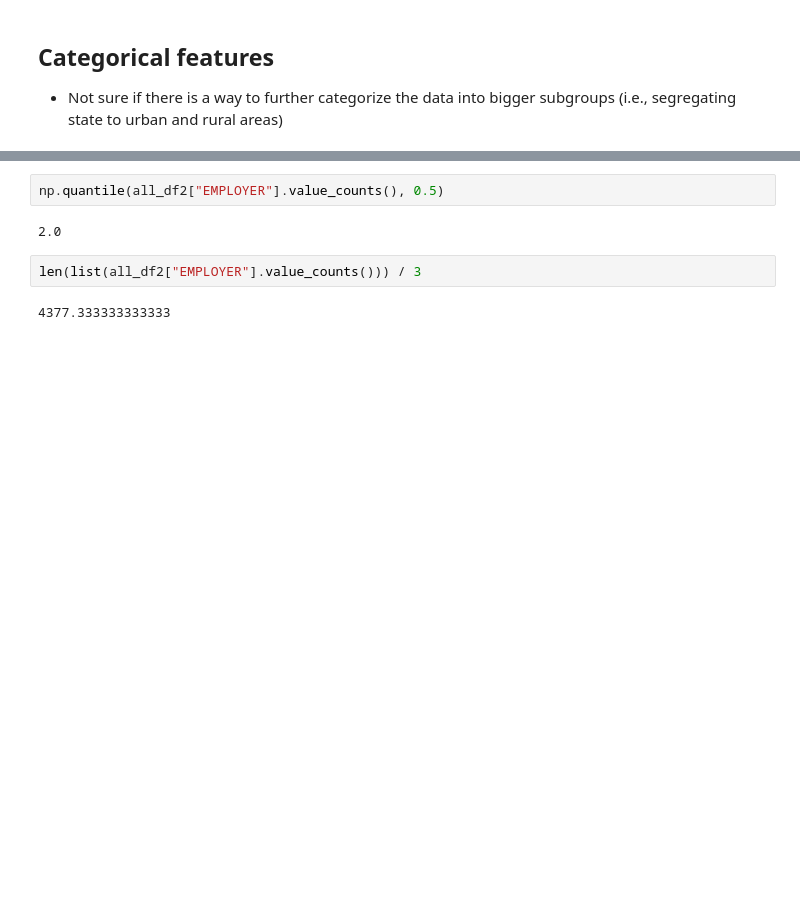
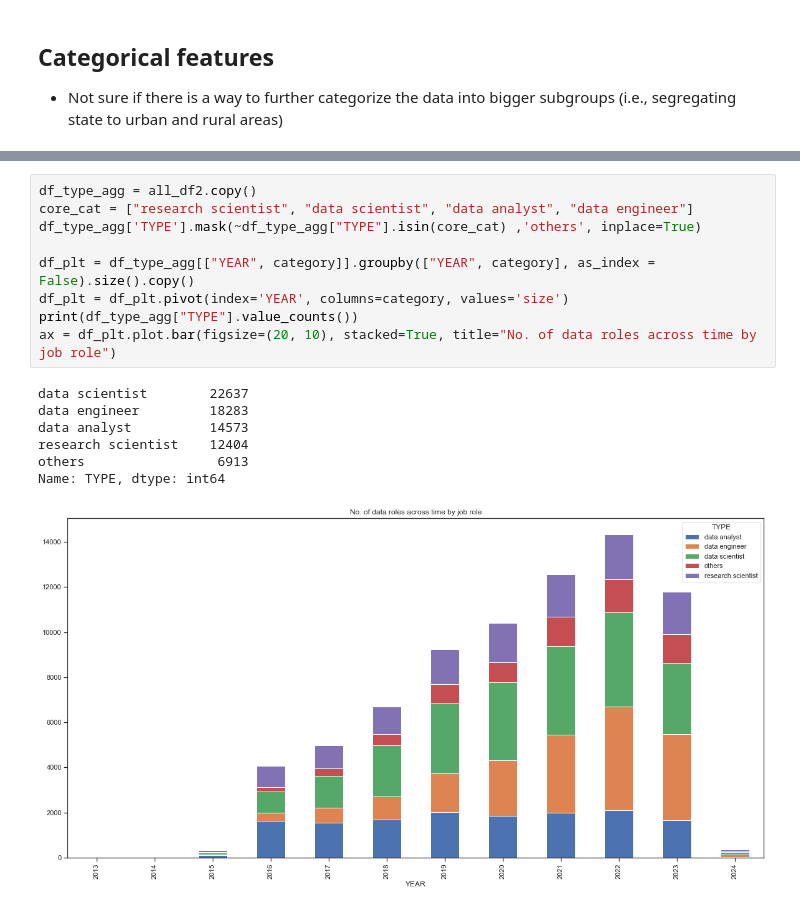
Before and after one commit to saltedpotato/QF632_Project, a Jupyter notebook: Part2.ipynb, the cells around one changed output, grey strips where cells are left out. Drawn from its saved outputs; the diff is of its cells as text; blank space fills up the shorter version.

```diff
--- a/Part2.ipynb
+++ b/Part2.ipynb
@@ -178,8 +102,17 @@ Length: 25320, dtype: int64
-# %%
-np.quantile(all_df2["EMPLOYER"].value_counts(), 0.5)
-# %% [output]
-2.0
-# %%
-len(list(all_df2["EMPLOYER"].value_counts())) / 3
-# %% [output]
-4377.333333333333
+# %%
+df_type_agg = all_df2.copy()
+core_cat = ["research scientist", "data scientist", "data analyst", "data engineer"]
+df_type_agg['TYPE'].mask(~df_type_agg["TYPE"].isin(core_cat) ,'others', inplace=True)
+
+df_plt = df_type_agg[["YEAR", category]].groupby(["YEAR", category], as_index = False).size().copy()
+df_plt = df_plt.pivot(index='YEAR', columns=category, values='size')
+print(df_type_agg["TYPE"].value_counts())
+ax = df_plt.plot.bar(figsize=(20, 10), stacked=True, title="No. of data roles across time by job role")
+# %% [output]
+data scientist        22637
+data engineer         18283
+data analyst          14573
+research scientist    12404
+others                 6913
+Name: TYPE, dtype: int64
+[figure, added]
```
Also changed, not shown: parts of 23 cells of this notebook.
